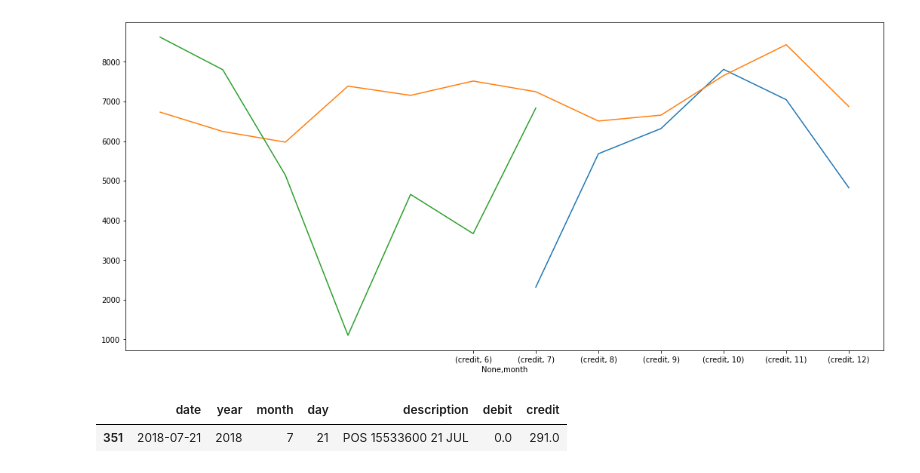
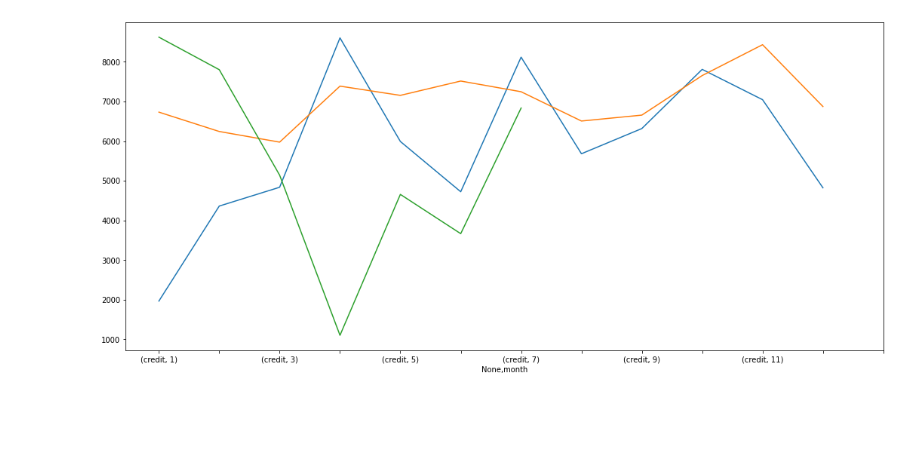
Before and after one commit to DanielFarahani/covid_business_impact, a Jupyter notebook: analysis.ipynb, the cells around one changed output. Drawn from its saved outputs; the diff is of its cells as text; code cells hidden in the pictures; blank space fills up the shorter version.

Commit message:
ready for analysis, fixed missing month

```diff
--- a/analysis.ipynb
+++ b/analysis.ipynb
@@ -10,18 +11,13 @@ df = pd.read_pickle("transactions.pkl")
 # %%
 plt.figure(figsize=(18,8))
 dff = df[~(df.credit == 0)][['date', 'year', 'month', 'credit']]
 
 monthly_income_by_year = dff.groupby(['year', 'month']).sum().unstack()
 
 monthly_income_by_year.loc[2018].plot()
 monthly_income_by_year.loc[2019].plot()
 monthly_income_by_year.loc[2020].plot()
-# plt.xticks([x[1] for x in monthly_income_by_year.columns])
+plt.xticks([i for i in range(13)])
 plt.show()
 # %% [output]
-[figure, old version]
+[figure, new version]
-# %%
-df[df.date=='2018-07-21']
-# %% [output]
-|  | date | year | month | day | description | debit | credit |
-| 351 | 2018-07-21 | 2018 | 7 | 21 | POS 15533600 21 JUL | 0.0 | 291.0 |
```
Also changed, not shown: parts of 1 cell of this notebook, 3 other files.
